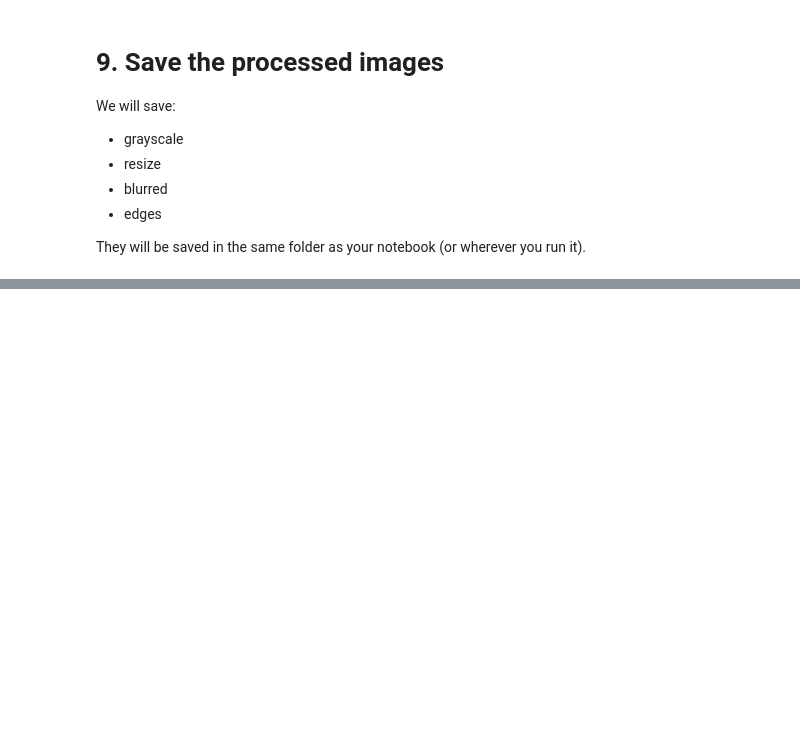
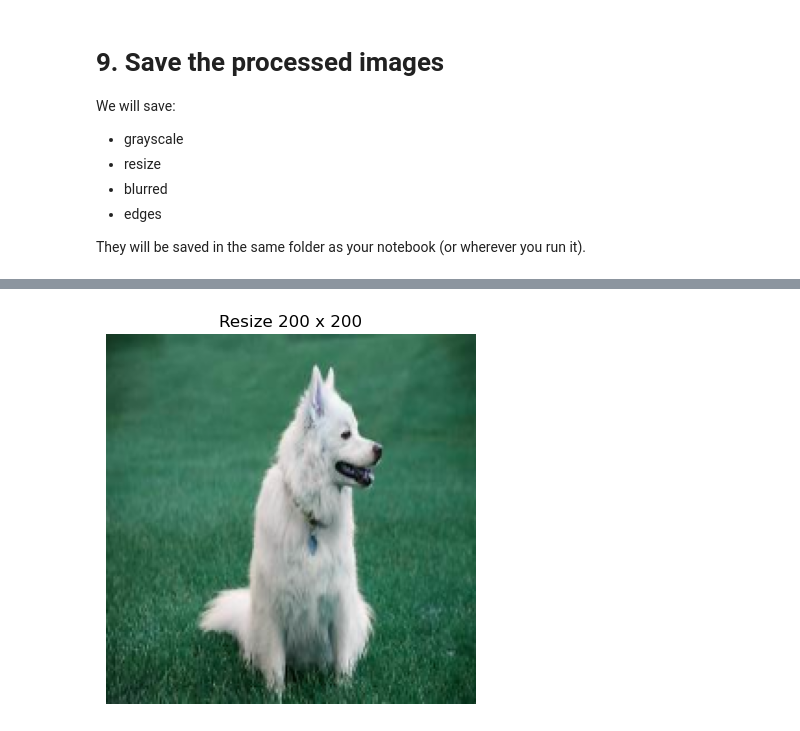
Before and after one commit to RehmanAhmad333/AI-Lab-Work, a Jupyter notebook: OpenCV Library Basic Lecture 1.ipynb, the cells around one changed output, grey strips where cells are left out. Saved outputs shown, nothing was run; the diff lists cells and outputs as text; code cells hidden in the pictures; blank space fills up the shorter version.

```diff
--- a/OpenCV Library Basic Lecture 1.ipynb
+++ b/OpenCV Library Basic Lecture 1.ipynb
@@ -229,0 +352,13 @@ They will be saved in the same folder as your notebook (or wherever you run it).
+# %%
+# Resize to 200 x 200
+
+if img is not None:
+    resized = cv2.resize(img , (200 , 200))
+    resized_rgb = cv2.cvtColor(resized , cv2.COLOR_BGR2RGB)
+
+    plt.imshow(resized)
+    plt.axis("off")
+    plt.title("Resize 200 x 200")
+    plt.show()
+# %% [output]
+[figure, added]
```
Also changed, not shown: parts of 11 cells of this notebook.
